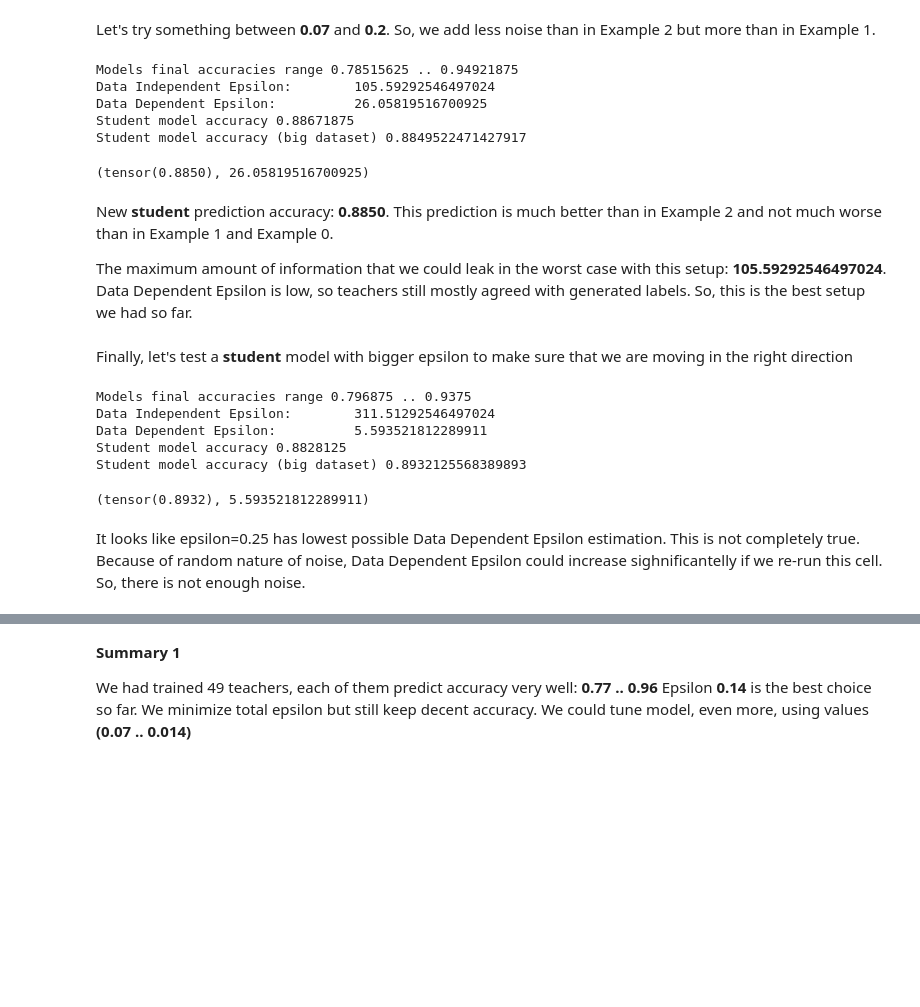
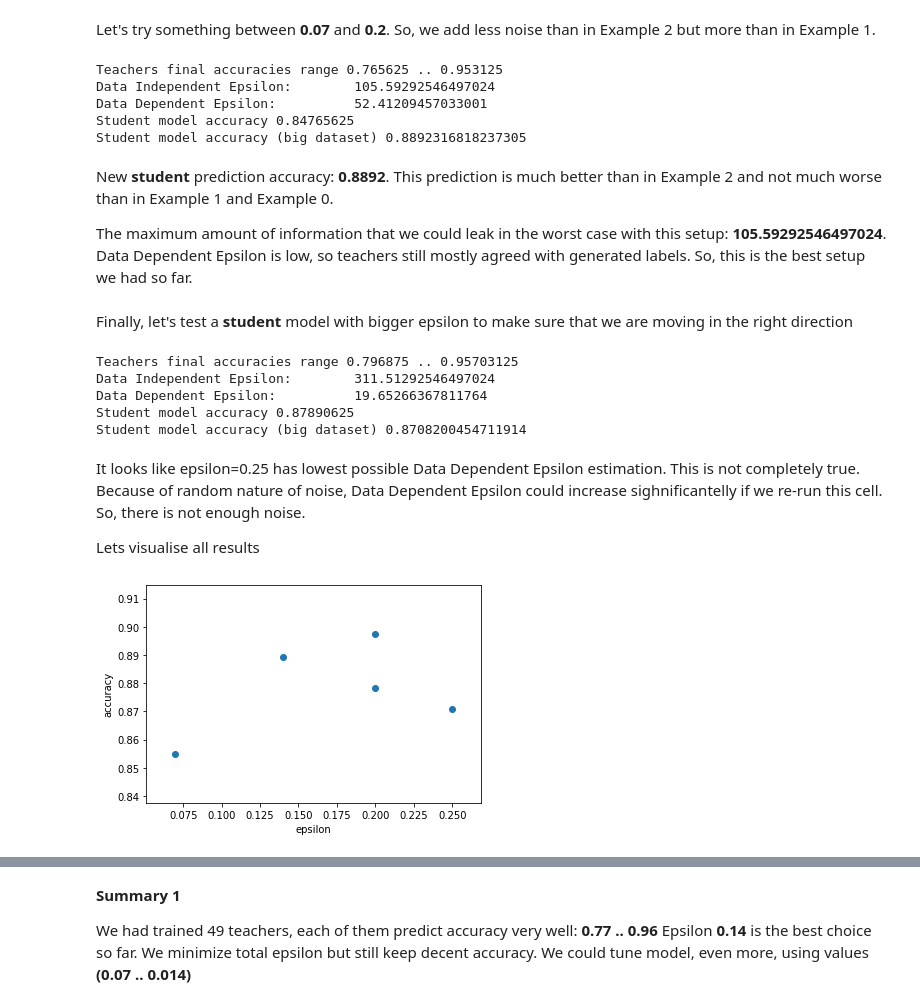
Before and after one commit to HelenMel/syft_examples, a Jupyter notebook: differential_privacy/PATE_explore.ipynb, the cells around one changed output, grey strips where cells are left out. Cells and saved outputs as stored; diff of their text form; code cells hidden in the pictures; blank space fills up the shorter version.

Commit message:
add plots

```diff
--- a/differential_privacy/PATE_explore.ipynb
+++ b/differential_privacy/PATE_explore.ipynb
@@ -465,5 +473,12 @@ Student model accuracy (big dataset) 0.8814689517021179
 # Expample 1
 train_subset_size = 1200
 test_subset_size = 200
-run(teachers_names, student_name, train_subset_size, test_subset_size, use_noise=True, eps=0.2)
+epsilon = 0.2
+accuracy, data_dep_eps, data_ind_eps = run(teachers_names,
+                             student_name,
+                             train_subset_size,
+                             test_subset_size,
+                             use_noise=True,
+                             eps=epsilon)
+results = np.append(results, [[epsilon, accuracy, data_dep_eps, data_ind_eps]], axis=0)
 # %% [output]
@@ -484,5 +498,12 @@ Let's try to even smaller epsilon: **0.07**
 # Expample 2
 train_subset_size = 1200
 test_subset_size = 200
-run(teachers_names, student_name, train_subset_size, test_subset_size, use_noise=True, eps=0.07)
+epsilon = 0.07
+accuracy, data_dep_eps, data_ind_eps = run(teachers_names,
+                             student_name,
+                             train_subset_size,
+                             test_subset_size,
+                             use_noise=True,
+                             eps=epsilon)
+results = np.append(results, [[epsilon, accuracy, data_dep_eps, data_ind_eps]], axis=0)
 # %% [output]
@@ -503,16 +523,22 @@ Let's try something between **0.07** and **0.2**. So, we add less noise than in
 # Expample 3
 train_subset_size = 1200
 test_subset_size = 200
-run(teachers_names, student_name, train_subset_size, test_subset_size, use_noise=True, eps=0.14)
+epsilon = 0.14
+accuracy, data_dep_eps, data_ind_eps = run(teachers_names,
+                             student_name,
+                             train_subset_size,
+                             test_subset_size,
+                             use_noise=True,
+                             eps=epsilon)
+results = np.append(results, [[epsilon, accuracy, data_dep_eps, data_ind_eps]], axis=0)
 # %% [output]
-Models final accuracies range 0.78515625 .. 0.94921875
+Teachers final accuracies range 0.765625 .. 0.953125
 Data Independent Epsilon:        105.59292546497024
-Data Dependent Epsilon:          26.05819516700925
-Student model accuracy 0.88671875
-Student model accuracy (big dataset) 0.8849522471427917
+Data Dependent Epsilon:          52.41209457033001
+Student model accuracy 0.84765625
+Student model accuracy (big dataset) 0.8892316818237305
-(tensor(0.8850), 26.05819516700925)
 # %% [markdown]
-New **student** prediction accuracy: **0.8850**.
+New **student** prediction accuracy: **0.8892**.
 This prediction is much better than in Example 2 and not much worse than in Example 1 and Example 0.
 
 The maximum amount of information that we could leak in the worst case with this setup: **105.59292546497024**. Data Dependent Epsilon is low, so teachers still mostly agreed with generated labels. So, this is the best setup we had so far.
@@ -522,13 +548,30 @@ Finally, let's test a **student** model with bigger epsilon to make sure that we
 # Expample 4
 train_subset_size = 1200
 test_subset_size = 200
-run(teachers_names, student_name, train_subset_size, test_subset_size, use_noise=True, eps=0.25)
+epsilon = 0.25
+accuracy, data_dep_eps, data_ind_eps = run(teachers_names,
+                             student_name,
+                             train_subset_size,
+                             test_subset_size,
+                             use_noise=True,
+                             eps=epsilon)
+results = np.append(results, [[epsilon, accuracy, data_dep_eps, data_ind_eps]], axis=0)
 # %% [output]
-Models final accuracies range 0.796875 .. 0.9375
+Teachers final accuracies range 0.796875 .. 0.95703125
 Data Independent Epsilon:        311.51292546497024
-Data Dependent Epsilon:          5.593521812289911
-Student model accuracy 0.8828125
-Student model accuracy (big dataset) 0.8932125568389893
+Data Dependent Epsilon:          19.65266367811764
+Student model accuracy 0.87890625
+Student model accuracy (big dataset) 0.8708200454711914
-(tensor(0.8932), 5.593521812289911)
 # %% [markdown]
 It looks like epsilon=0.25 has lowest possible Data Dependent Epsilon estimation. This is not completely true. Because of random nature of noise, Data Dependent Epsilon could increase sighnificantelly if we re-run this cell. So, there is not enough noise.
+
+Lets visualise all results
+# %%
+import matplotlib.pyplot as plt
+
+plt.scatter(results[:, 0], results[:, 1])
+plt.xlabel('epsilon')
+plt.ylabel('accuracy')
+plt.show()
+# %% [output]
+[figure, added]
```
Also changed, not shown: parts of 16 cells of this notebook.
